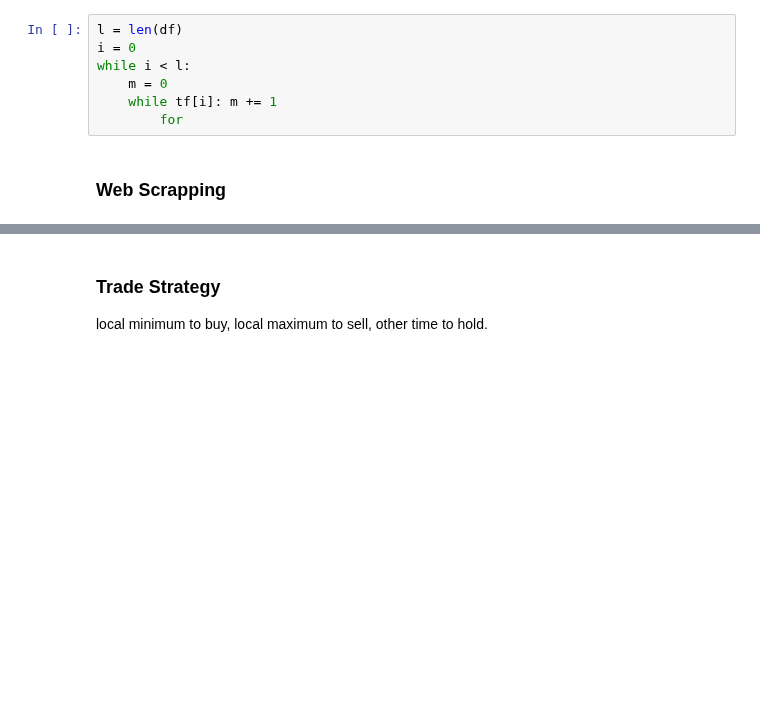
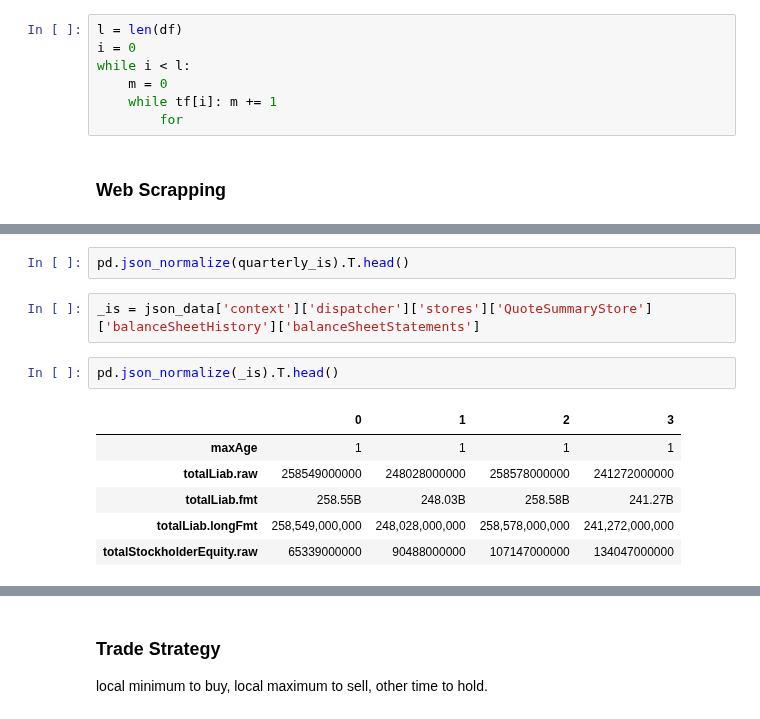
Before and after one commit to ghcn345/Stock-Market-Prediction, a Jupyter notebook: stock_market.ipynb, the cells around one changed output, grey strips where cells are left out. Cells and saved outputs as stored; diff of their text form; blank space fills up the shorter version.

```diff
--- a/stock_market.ipynb
+++ b/stock_market.ipynb
@@ -184,0 +188,13 @@ Income_st
+# %%
+pd.json_normalize(quarterly_is).T.head()
+# %%
+_is = json_data['context']['dispatcher']['stores']['QuoteSummaryStore']['balanceSheetHistory']['balanceSheetStatements']
+# %%
+pd.json_normalize(_is).T.head()
+# %% [output]
+|  | 0 | 1 | 2 | 3 |
+| maxAge | 1 | 1 | 1 | 1 |
+| totalLiab.raw | 258549000000 | 248028000000 | 258578000000 | 241272000000 |
+| totalLiab.fmt | 258.55B | 248.03B | 258.58B | 241.27B |
+| totalLiab.longFmt | 258,549,000,000 | 248,028,000,000 | 258,578,000,000 | 241,272,000,000 |
+| totalStockholderEquity.raw | 65339000000 | 90488000000 | 107147000000 | 134047000000 |
```
Also changed, not shown: parts of 26 cells of this notebook, 7 other files.
